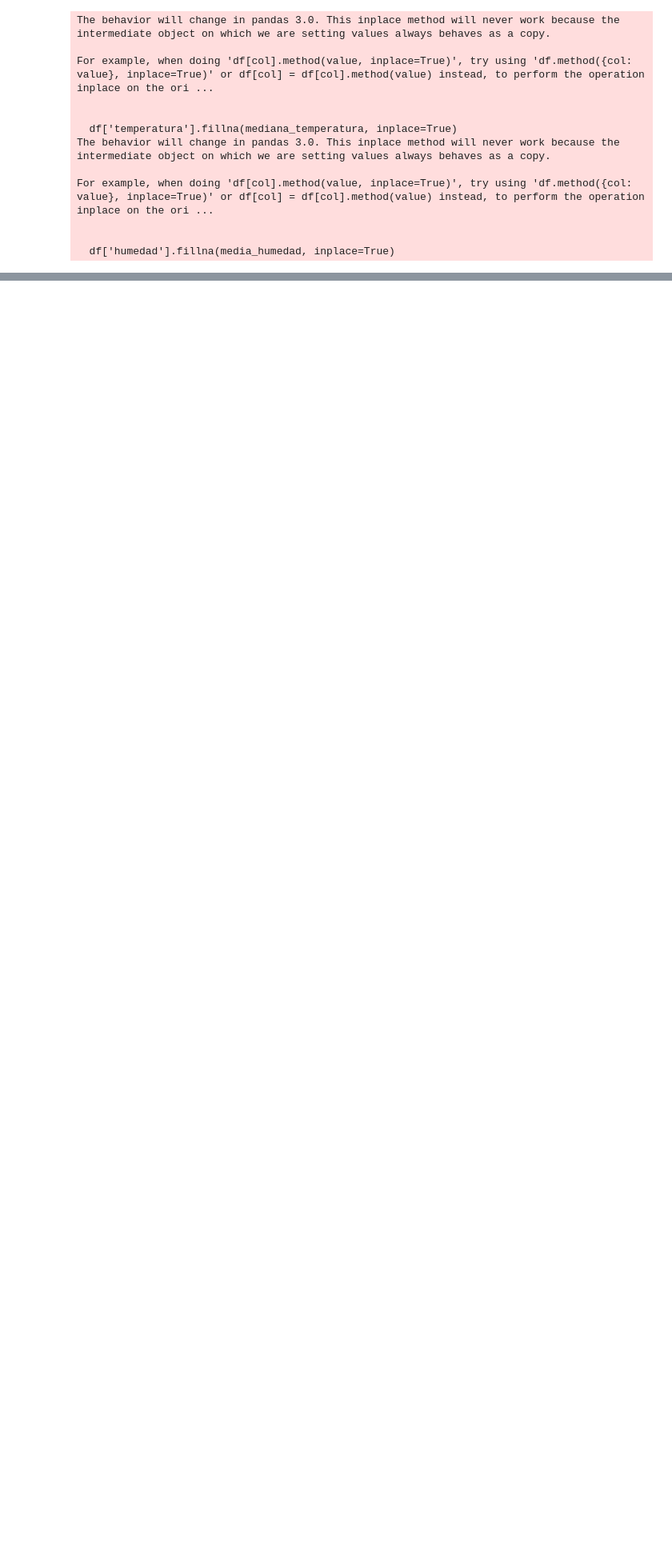
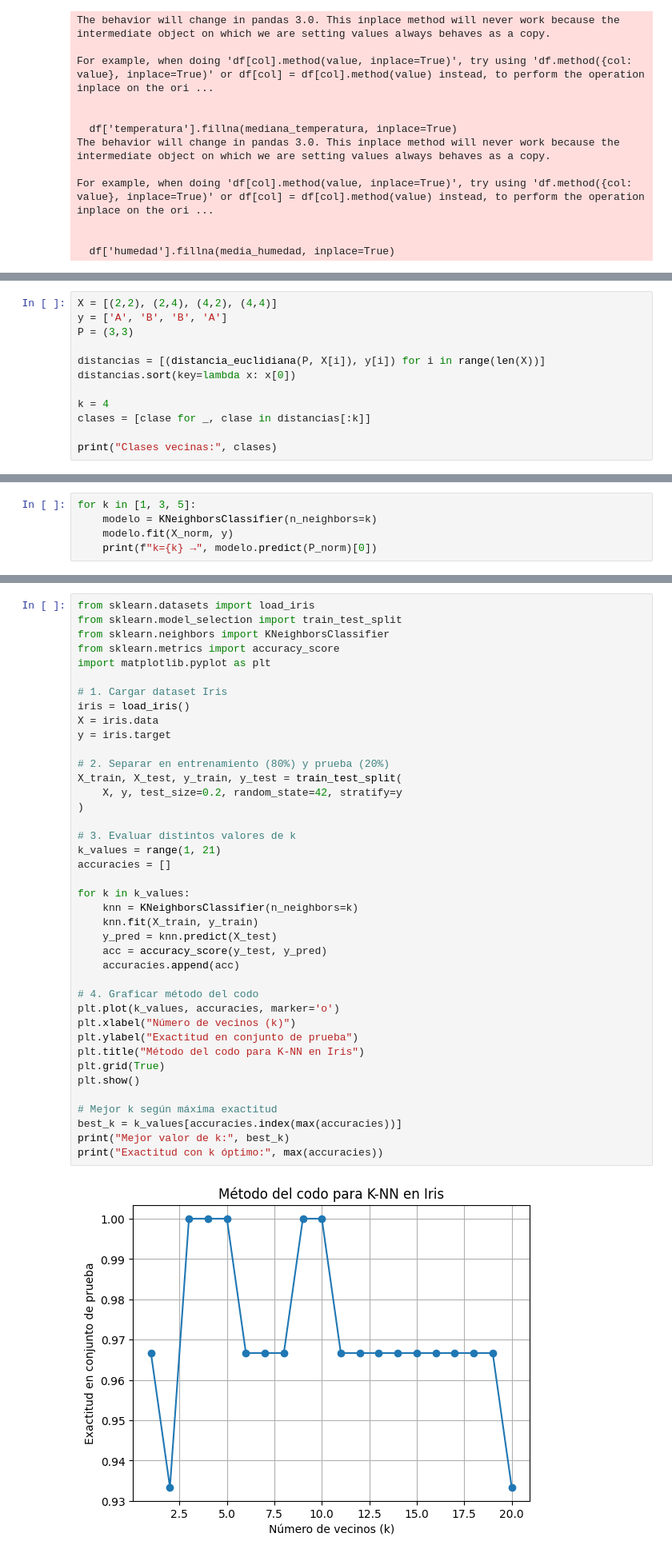
Before and after one commit to IvanRosP/mineria-de-datos, a Jupyter notebook: Mineria de datos.ipynb, the cells around one changed output, grey strips where cells are left out. Shown at 80% size. Saved outputs shown, nothing was run; the diff lists cells and outputs as text; blank space fills up the shorter version.

```diff
--- a/Mineria de datos.ipynb
+++ b/Mineria de datos.ipynb
@@ -2125,0 +2320,12 @@ For example, when doing 'df[col].method(value, inplace=True)', try using 'df.met
+# %%
+X = [(2,2), (2,4), (4,2), (4,4)]
+y = ['A', 'B', 'B', 'A']
+P = (3,3)
+
+distancias = [(distancia_euclidiana(P, X[i]), y[i]) for i in range(len(X))]
+distancias.sort(key=lambda x: x[0])
+
+k = 4
+clases = [clase for _, clase in distancias[:k]]
+
+print("Clases vecinas:", clases)
@@ -2125,0 +2336,5 @@ For example, when doing 'df[col].method(value, inplace=True)', try using 'df.met
+# %%
+for k in [1, 3, 5]:
+    modelo = KNeighborsClassifier(n_neighbors=k)
+    modelo.fit(X_norm, y)
+    print(f"k={k} →", modelo.predict(P_norm)[0])
@@ -2125,0 +2358,42 @@ For example, when doing 'df[col].method(value, inplace=True)', try using 'df.met
+# %%
+from sklearn.datasets import load_iris
+from sklearn.model_selection import train_test_split
+from sklearn.neighbors import KNeighborsClassifier
+from sklearn.metrics import accuracy_score
+import matplotlib.pyplot as plt
+
+# 1. Cargar dataset Iris
+iris = load_iris()
+X = iris.data
+y = iris.target
+
+# 2. Separar en entrenamiento (80%) y prueba (20%)
+X_train, X_test, y_train, y_test = train_test_split(
+    X, y, test_size=0.2, random_state=42, stratify=y
+)
+
+# 3. Evaluar distintos valores de k
+k_values = range(1, 21)
+accuracies = []
+
+for k in k_values:
+    knn = KNeighborsClassifier(n_neighbors=k)
+    knn.fit(X_train, y_train)
+    y_pred = knn.predict(X_test)
+    acc = accuracy_score(y_test, y_pred)
+    accuracies.append(acc)
+
+# 4. Graficar método del codo
+plt.plot(k_values, accuracies, marker='o')
+plt.xlabel("Número de vecinos (k)")
+plt.ylabel("Exactitud en conjunto de prueba")
+plt.title("Método del codo para K-NN en Iris")
+plt.grid(True)
+plt.show()
+
+# Mejor k según máxima exactitud
+best_k = k_values[accuracies.index(max(accuracies))]
+print("Mejor valor de k:", best_k)
+print("Exactitud con k óptimo:", max(accuracies))
+# %% [output]
+[figure, added]
```
Also changed, not shown: parts of 31 cells of this notebook.
